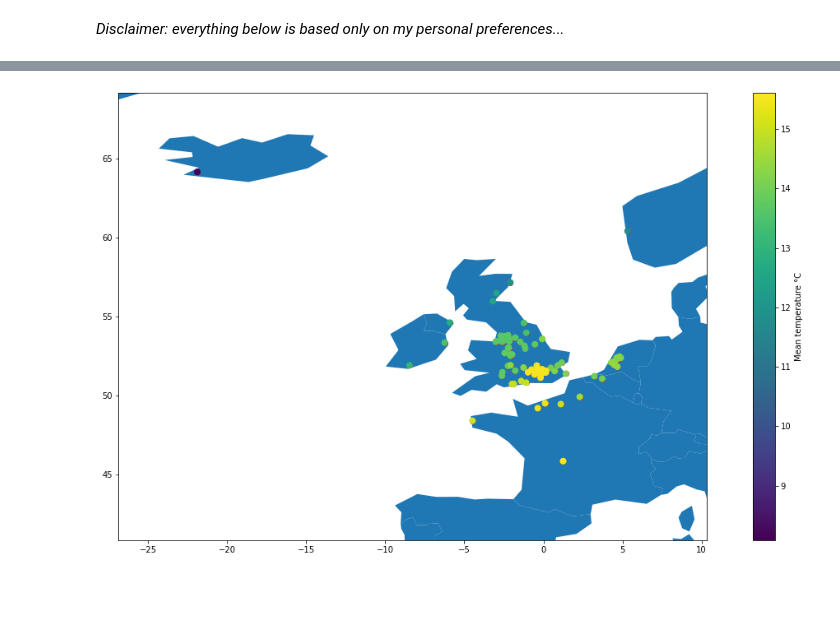
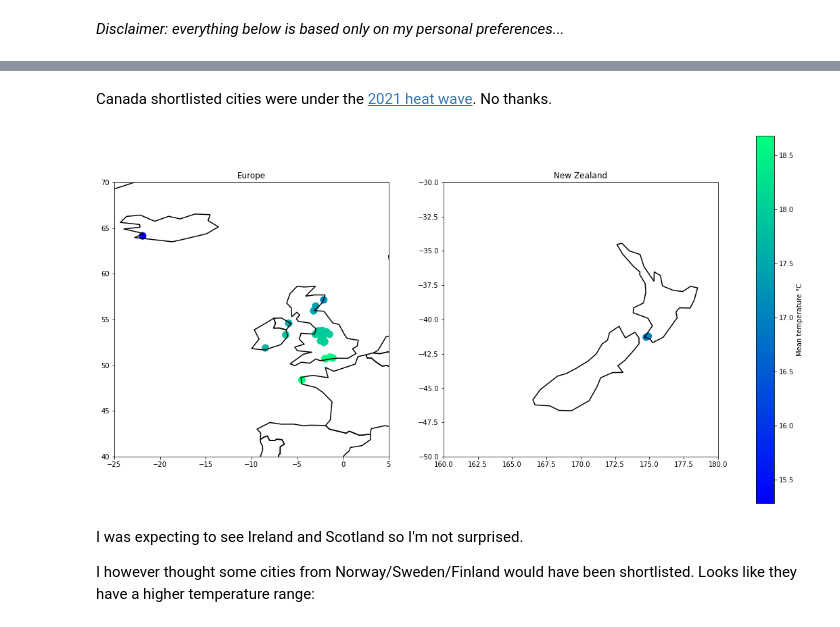
Before and after one commit to Jonas1312/cities-with-nice-weather, a Jupyter notebook: README.ipynb, the cells around one changed output, grey strips where cells are left out. Cells and saved outputs as stored; diff of their text form; code cells hidden in the pictures; blank space fills up the shorter version.

```diff
--- a/README.ipynb
+++ b/README.ipynb
@@ -232,5 +274,5 @@ Having lived there for a few weeks, the `tmax` data is closer to ~~the~~ my perc
 # %%
-def get_mean_std_temperature_for_loc(lat: float, lon: float) -> tuple[float, float]:
+def get_mean_std_temperature_for_loc(lat: float, lon: float):
     pt = Point(lat=lat, lon=lon)
     try:
         with warnings.catch_warnings():  # disable some meteostat warnings
@@ -334,6 +407,3 @@ All cities warmer than my hometown are rejected, too warm in summer!
 # %%
-threshold_city = df.query("`ASCII Name` == 'Limoges' and `Country name EN` == 'France'")
-df.query(
-    "Tmean <= @threshold_city.Tmean.iloc[0] and Tstd <= @threshold_city.Tstd.iloc[0] and Trange <= @threshold_city.Trange.iloc[0] and Tmax <= @threshold_city.Tmax.iloc[0]",
-    inplace=True,
-)
+df_backup = df.copy()
+df.query("Tmean <= 17 and Tmax <= 30 and Tstd <= 10 and Trange <= 14", inplace=True)
@@ -377,14 +443,26 @@ plt.show()
+# %% [markdown]
+Canada shortlisted cities were under the [2021 heat wave](https://en.wikipedia.org/wiki/2021_Western_North_America_heat_wave). No thanks.
 # %%
 df_europe = df.query("`Continent Code` == 'EU'")
+df_nz = df.query("`Continent Code` == 'OC'")
 # %%
-geometry = [shapely.geometry.Point(x, y) for x, y in zip(df_europe["lng"], df_europe["lat"])]
-gdf = GeoDataFrame(df_europe, geometry=geometry)
-world = gpd.read_file(gpd.datasets.get_path("naturalearth_lowres"))
-gdf.plot(ax=world.plot(), marker="o", color="red")
-sc = plt.scatter(x=df["lng"], y=df["lat"], c=df["Tmean"], s=50, marker="o", cmap="viridis")
-plt.xlim(df_europe["lng"].min() - 5, df_europe["lng"].max() + 5)
-plt.ylim(df_europe["lat"].min() - 5, df_europe["lat"].max() + 5)
-plt.colorbar(sc, label="Mean temperature °C")
+fig, (ax1, ax2) = plt.subplots(1, 2)
+world.boundary.plot(ax=ax1, edgecolor="black")
+world.boundary.plot(ax=ax2, edgecolor="black")
+sc1 = ax1.scatter(x=df_europe["lng"], y=df_europe["lat"], c=df_europe["Tmean"], s=100, marker="o", cmap="winter")
+sc2 = ax2.scatter(x=df_nz["lng"], y=df_nz["lat"], c=df_nz["Tmean"], s=100, marker="o", cmap="winter")
+ax1.set_xlim(-25, 5)
+ax1.set_ylim(40, 70)
+ax2.set_xlim(160, 180)
+ax2.set_ylim(-50, -30)
+cbar = fig.colorbar(sc2, ax=[ax1, ax2])
+cbar.set_label("Mean temperature °C")
+ax1.set_title("Europe")
+ax2.set_title("New Zealand")
 plt.show()
 # %% [output]
-[figure, old version]
+[figure, new version]
+# %% [markdown]
+I was expecting to see Ireland and Scotland so I'm not surprised.
+
+I however thought some cities from Norway/Sweden/Finland would have been shortlisted. Looks like they have a higher temperature range:
```
Also changed, not shown: parts of 64 cells of this notebook.
